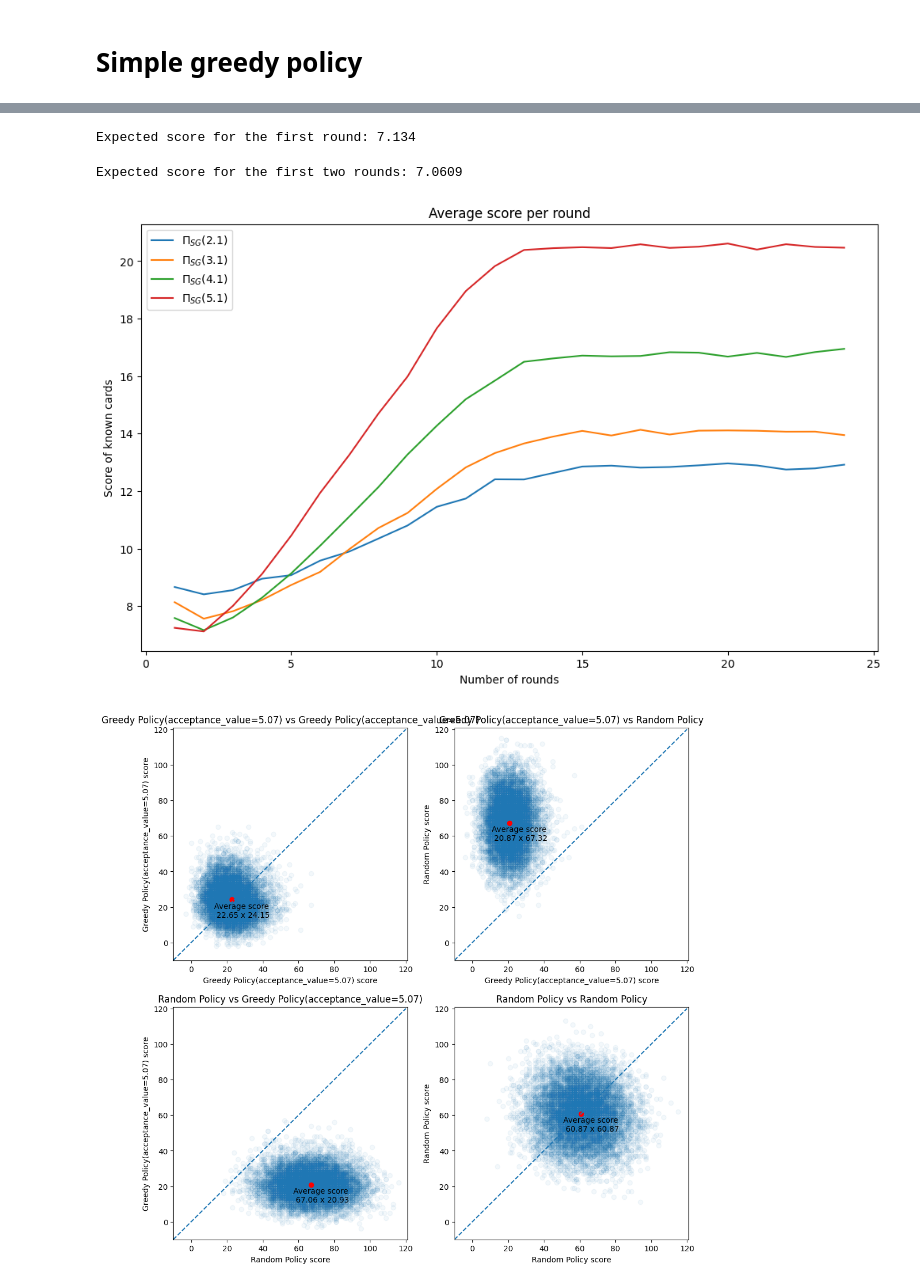
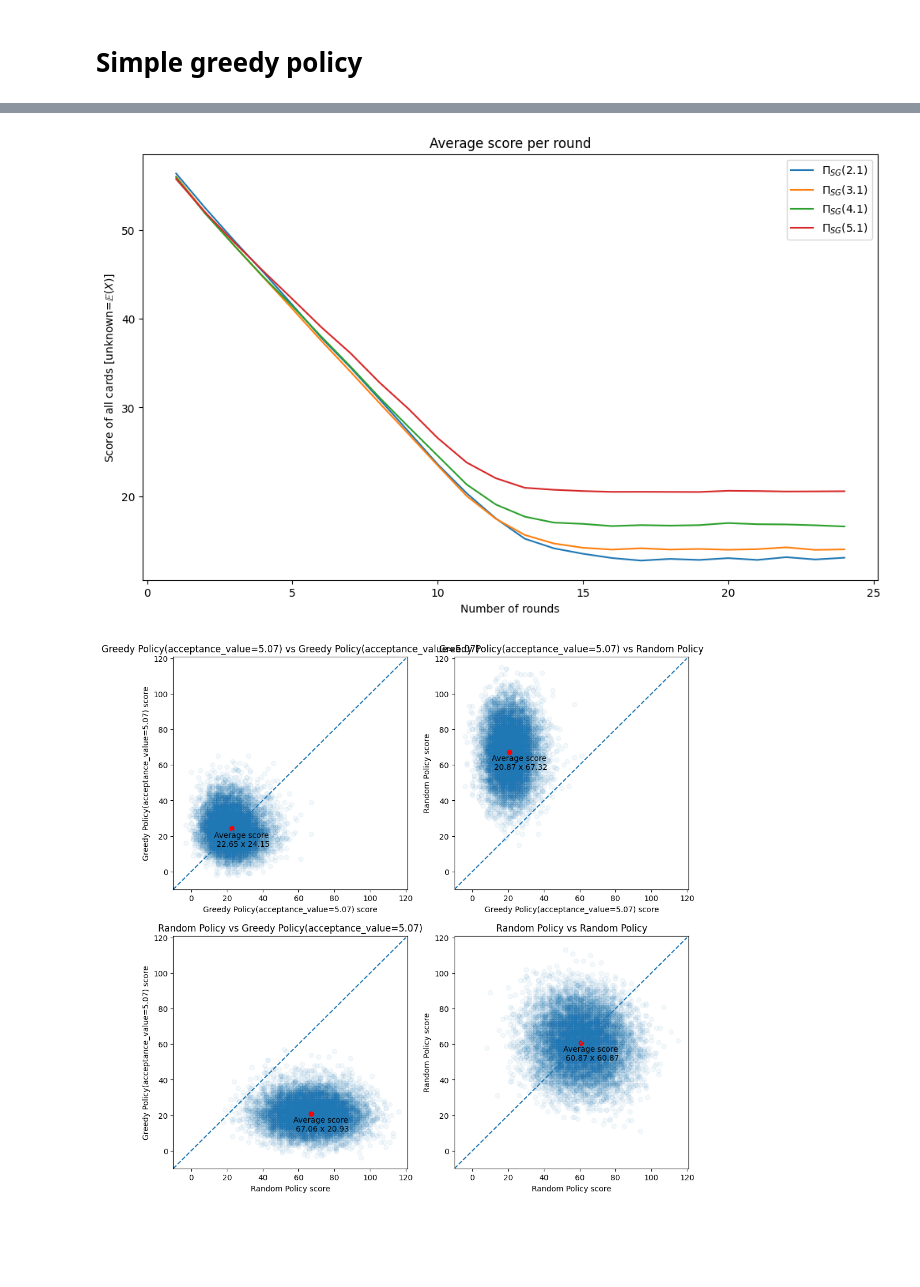
Before and after one commit to matejker/skyjo, a Jupyter notebook: notebooks/02_simple_greedy_policy.ipynb, the cells around one changed output, grey strips where cells are left out. Cells and saved outputs as stored; diff of their text form; code cells hidden in the pictures; blank space fills up the shorter version.

```diff
--- a/notebooks/04_simple_greedy_policy.ipynb
+++ b/notebooks/02_simple_greedy_policy.ipynb
@@ -55,34 +54,28 @@ Therefore, on the first round, the expected value of new card being turned or ol
 $$p^2 \mathbb{E}(X) + (pq + q)\mathbb{E}(A) = p^2 \mathbb{E}(X) + (1 - p^2)\mathbb{E}(A) \approx 2.374$$
 
 For further rounds the explicit calculations of expected value get a bit messy, so we will relly on empirical calculations.
-# %%
-def score_round(round=1, policy_exp=EXPECTED_VALUE):
-    deck = Deck()
-    discard_pile = DiscardPile()
-
-    discard_pile.discard(deck.draw())
-    board = PlayersBoard([deck.draw() for _ in range(12)])
-
-    policy = GreedyPolicy(board, deck, discard_pile, policy_exp)
-
-    for i in range(round):
-        card, position = policy.turn()
-        discard_pile.discard(deck.draw())
-
-        if board.is_finished():
-            break
-
-    return sum(v for v in board.visible_board if v is not None)
-# %%
-m = 10000
-print(f"Expected score for the first round: {sum([score_round() for _ in range(m)]) / m}")
-# %% [output]
-Expected score for the first round: 7.134
-# %%
-m = 10000
-print(f"Expected score for the first two rounds: {sum([score_round(2) for _ in range(m)]) / m}")
-# %% [output]
-Expected score for the first two rounds: 7.0609
+# %%
+def score_round(round=1, policy_exp=EXPECTED_VALUE):
+    deck = Deck()
+    discard_pile = DiscardPile()
+
+    discard_pile.discard(deck.draw())
+    board = PlayersBoard([deck.draw() for _ in range(12)])
+
+    policy = GreedyPolicy(board, deck, discard_pile, policy_exp)
+
+    for i in range(round):
+        card, position = policy.turn()
+        discard_pile.discard(deck.draw())
+
+        if board.is_finished():
+            break
+    def __v(x):
+        if x is None:
+            return EXPECTED_VALUE
+        return x
+
+    return sum(__v(v) for v in board.visible_board)
 # %%
 m = 10000
 x = {
@@ -92,14 +85,14 @@ x = {
 # %%
 plt.figure(figsize=(12, 7))
 plt.title("Average score per round")
 for k in range(2, 6):
     plt.plot(list(range(1, len(x[k]) + 1)), x[k], label=r"$\Pi_{SG}($" + str(k + 0.1) + ")")
 plt.xlabel("Number of rounds")
-plt.ylabel("Score of known cards")
+plt.ylabel(r"Score of all cards [unknown=$\mathbb{E}(X)$]")
 plt.legend()
 plt.show()
 # %% [output]
-[figure, old version]
+[figure, new version]
 # %%
 def two_player_game(policy1, policy2, exp1=EXPECTED_VALUE, exp2=EXPECTED_VALUE) -> float:
     deck = Deck()
```
Also changed, not shown: parts of 3 cells of this notebook, 7 other files.
